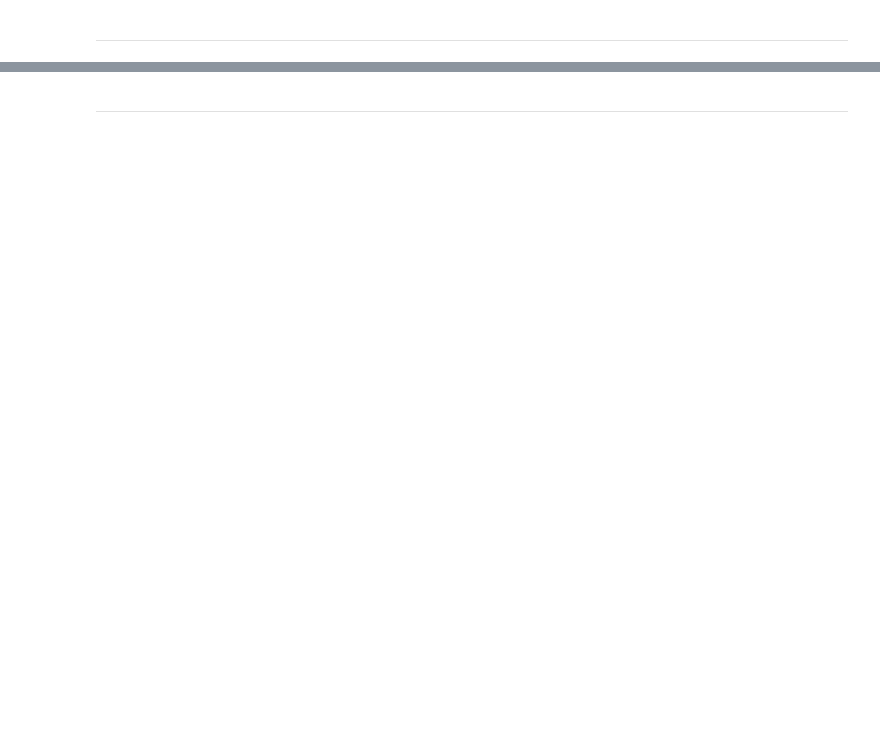
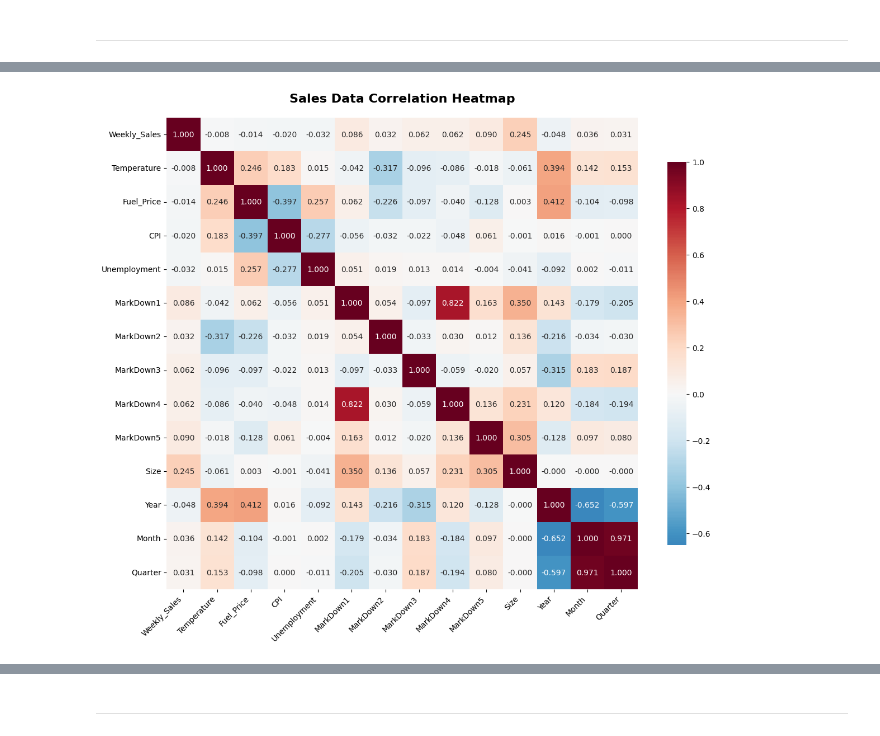
Before and after one commit to Julian-Elliott/retail-sales-analysis, a Jupyter notebook: jupyter_notebooks/retail-sales-analysis.ipynb, the cells around one changed output, grey strips where cells are left out. Cells and saved outputs as stored; diff of their text form; code cells hidden in the pictures; blank space fills up the shorter version.

Commit message:
feat: add chart matrix for sales vs holiday and markdowns and correlation chart

```diff
--- a/jupyter_notebooks/retail-sales-analysis.ipynb
+++ b/jupyter_notebooks/retail-sales-analysis.ipynb
@@ -1170,0 +1338,28 @@ NOTE
+# %%
+# Create correlation heatmap for sales data
+plt.figure(figsize=(12, 10))
+
+# Select numerical columns for correlation analysis
+numerical_cols = ['Weekly_Sales', 'Temperature', 'Fuel_Price', 'CPI', 'Unemployment',
+                  'MarkDown1', 'MarkDown2', 'MarkDown3', 'MarkDown4', 'MarkDown5',
+                  'Size', 'Year', 'Month', 'Quarter']
+
+# Create correlation matrix
+correlation_matrix = promo_sales_df[numerical_cols].corr()
+
+# Create heatmap with annotations
+sns.heatmap(correlation_matrix,
+            annot=True,
+            cmap='RdBu_r',
+            center=0,
+            square=True,
+            fmt='.3f',
+            cbar_kws={'shrink': .8})
+
+plt.title('Sales Data Correlation Heatmap', fontsize=16, fontweight='bold', pad=20)
+plt.xticks(rotation=45, ha='right')
+plt.yticks(rotation=0)
+plt.tight_layout()
+plt.show()
+# %% [output]
+[figure, added]
```
Also changed, not shown: parts of 9 cells of this notebook.
